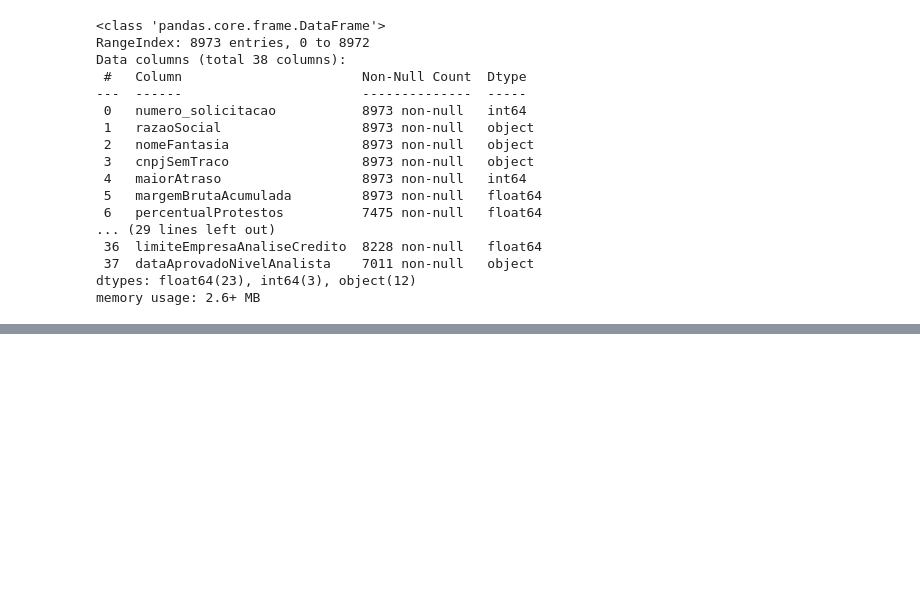
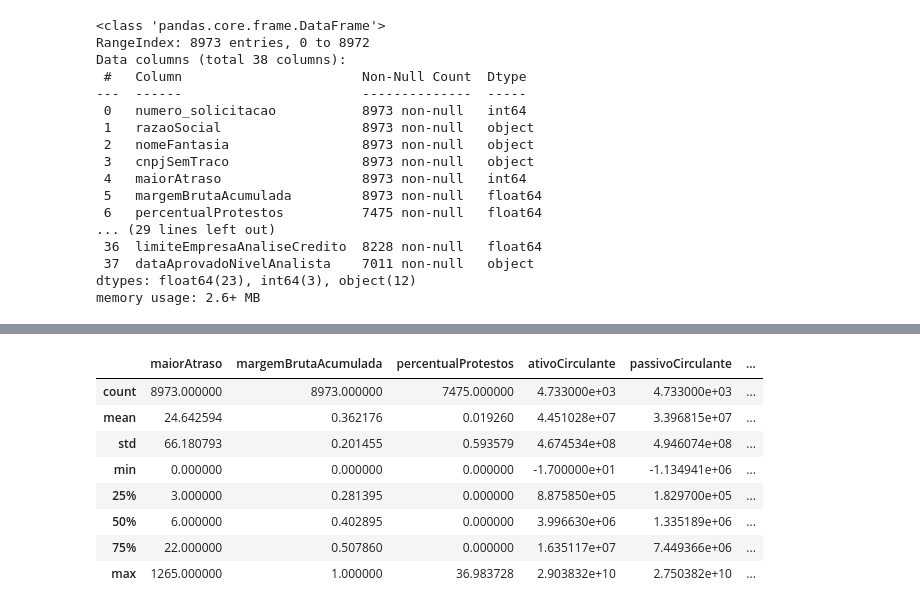
Before and after one commit to VictorHaBarra/ABX-CP2-IA, a Jupyter notebook: ABXDesafio.ipynb, the cells around one changed output, grey strips where cells are left out. Cells and saved outputs as stored; diff of their text form; code cells hidden in the pictures; blank space fills up the shorter version.

```diff
--- a/ABXDesafio.ipynb
+++ b/ABXDesafio.ipynb
@@ -67,0 +75,2 @@ memory usage: 2.6+ MB
+# %%
+data2 = pd.read_csv("data2.csv")
@@ -67,0 +87,12 @@ memory usage: 2.6+ MB
+# %%
+data2.describe()
+# %% [output]
+|  | maiorAtraso | margemBrutaAcumulada | percentualProtestos | ativoCirculante | passivoCirculante | ... |
+| count | 8973.000000 | 8973.000000 | 7475.000000 | 4.733000e+03 | 4.733000e+03 | ... |
+| mean | 24.642594 | 0.362176 | 0.019260 | 4.451028e+07 | 3.396815e+07 | ... |
+| std | 66.180793 | 0.201455 | 0.593579 | 4.674534e+08 | 4.946074e+08 | ... |
+| min | 0.000000 | 0.000000 | 0.000000 | -1.700000e+01 | -1.134941e+06 | ... |
+| 25% | 3.000000 | 0.281395 | 0.000000 | 8.875850e+05 | 1.829700e+05 | ... |
+| 50% | 6.000000 | 0.402895 | 0.000000 | 3.996630e+06 | 1.335189e+06 | ... |
+| 75% | 22.000000 | 0.507860 | 0.000000 | 1.635117e+07 | 7.449366e+06 | ... |
+| max | 1265.000000 | 1.000000 | 36.983728 | 2.903832e+10 | 2.750382e+10 | ... |
```
Also changed, not shown: parts of 5 cells of this notebook.
